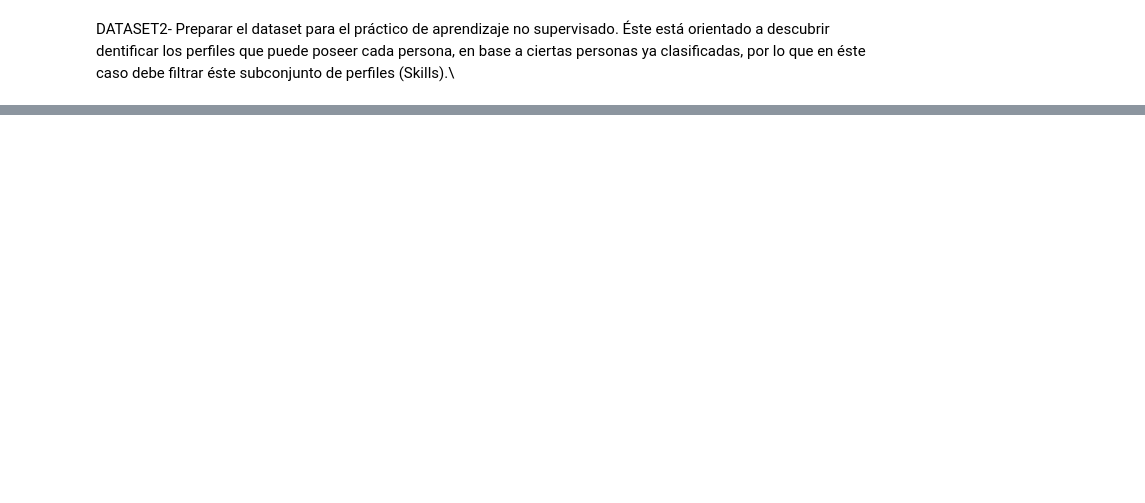
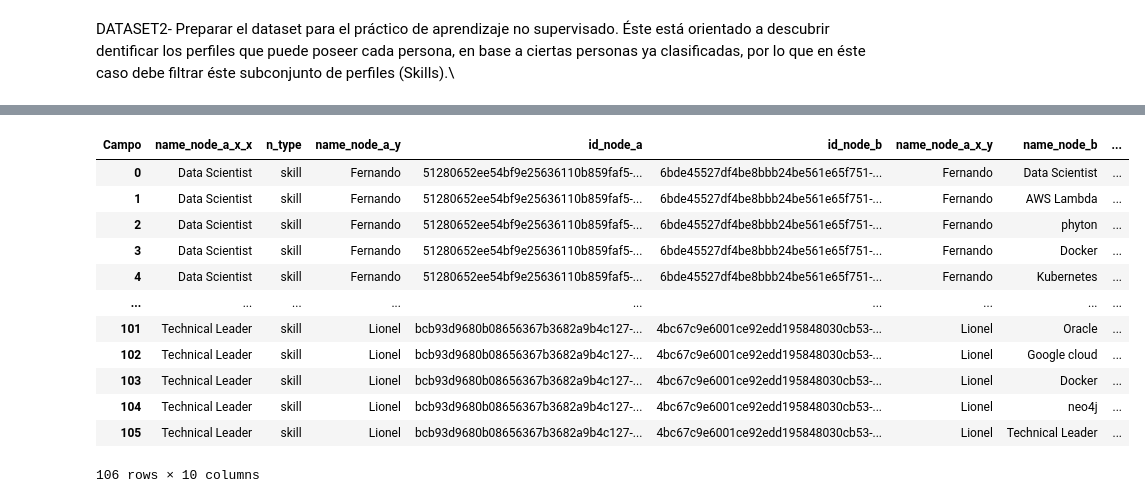
Before and after one commit to fgpalacios/diplodatos2020, a Jupyter notebook: mentoria_grafos_curacion.ipynb, the cells around one changed output, grey strips where cells are left out. Saved outputs shown, nothing was run; the diff lists cells and outputs as text; code cells hidden in the pictures; blank space fills up the shorter version.

```diff
--- a/mentoria_grafos_curacion.ipynb
+++ b/mentoria_grafos_curacion.ipynb
@@ -835,0 +716,3 @@ data_scientist_skills
+# %%
+nodos = nodos_
+relaciones = relaciones_
@@ -835,0 +725,4 @@ data_scientist_skills
+# %%
+df2 = nodos[nodos.n_type=='skill'].merge(relaciones, left_on='n_id', right_on='id_node_b')
+df2 = df2[['name_node_a_x', 'n_type', 'name_node_a_y', 'id_node_a', 'id_node_b']]
+df2
@@ -835,0 +804,17 @@ data_scientist_skills
+# %%
+a = df2.merge(df_1, left_on='name_node_a_y', right_on='name_node_a_x')
+a
+# %% [output]
+| Campo | name_node_a_x_x | n_type | name_node_a_y | id_node_a | id_node_b | name_node_a_x_y | name_node_b | ... |
+| 0 | Data Scientist | skill | Fernando | 51280652ee54bf9e25636110b859faf5-... | 6bde45527df4be8bbb24be561e65f751-... | Fernando | Data Scientist | ... |
+| 1 | Data Scientist | skill | Fernando | 51280652ee54bf9e25636110b859faf5-... | 6bde45527df4be8bbb24be561e65f751-... | Fernando | AWS Lambda | ... |
+| 2 | Data Scientist | skill | Fernando | 51280652ee54bf9e25636110b859faf5-... | 6bde45527df4be8bbb24be561e65f751-... | Fernando | phyton | ... |
+| 3 | Data Scientist | skill | Fernando | 51280652ee54bf9e25636110b859faf5-... | 6bde45527df4be8bbb24be561e65f751-... | Fernando | Docker | ... |
+| 4 | Data Scientist | skill | Fernando | 51280652ee54bf9e25636110b859faf5-... | 6bde45527df4be8bbb24be561e65f751-... | Fernando | Kubernetes | ... |
+| ... | ... | ... | ... | ... | ... | ... | ... | ... |
+| 101 | Technical Leader | skill | Lionel | bcb93d9680b08656367b3682a9b4c127-... | 4bc67c9e6001ce92edd195848030cb53-... | Lionel | Oracle | ... |
+| 102 | Technical Leader | skill | Lionel | bcb93d9680b08656367b3682a9b4c127-... | 4bc67c9e6001ce92edd195848030cb53-... | Lionel | Google cloud | ... |
+| 103 | Technical Leader | skill | Lionel | bcb93d9680b08656367b3682a9b4c127-... | 4bc67c9e6001ce92edd195848030cb53-... | Lionel | Docker | ... |
+| 104 | Technical Leader | skill | Lionel | bcb93d9680b08656367b3682a9b4c127-... | 4bc67c9e6001ce92edd195848030cb53-... | Lionel | neo4j | ... |
+| 105 | Technical Leader | skill | Lionel | bcb93d9680b08656367b3682a9b4c127-... | 4bc67c9e6001ce92edd195848030cb53-... | Lionel | Technical Leader | ... |
+106 rows × 10 columns
```
Also changed, not shown: parts of 61 cells of this notebook.
